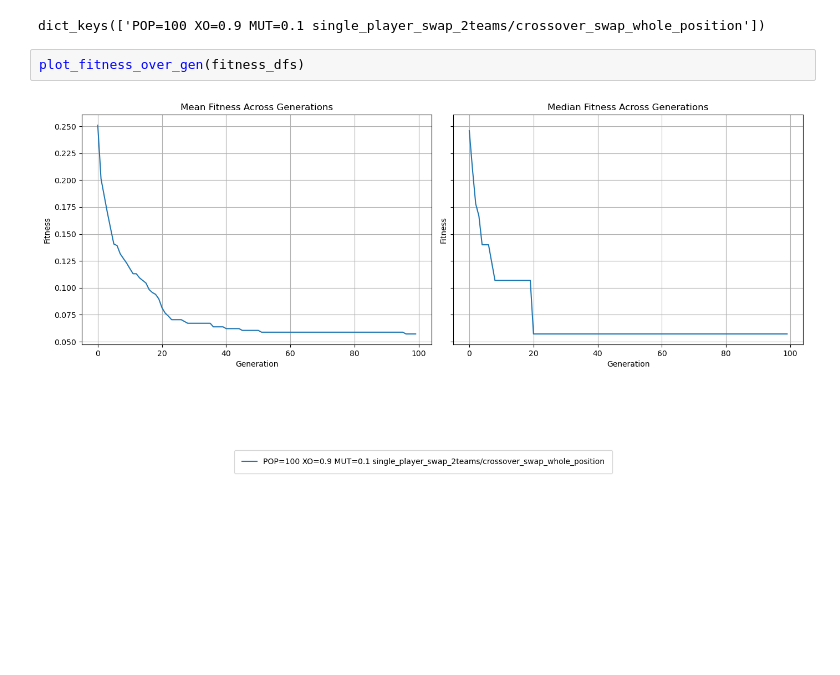
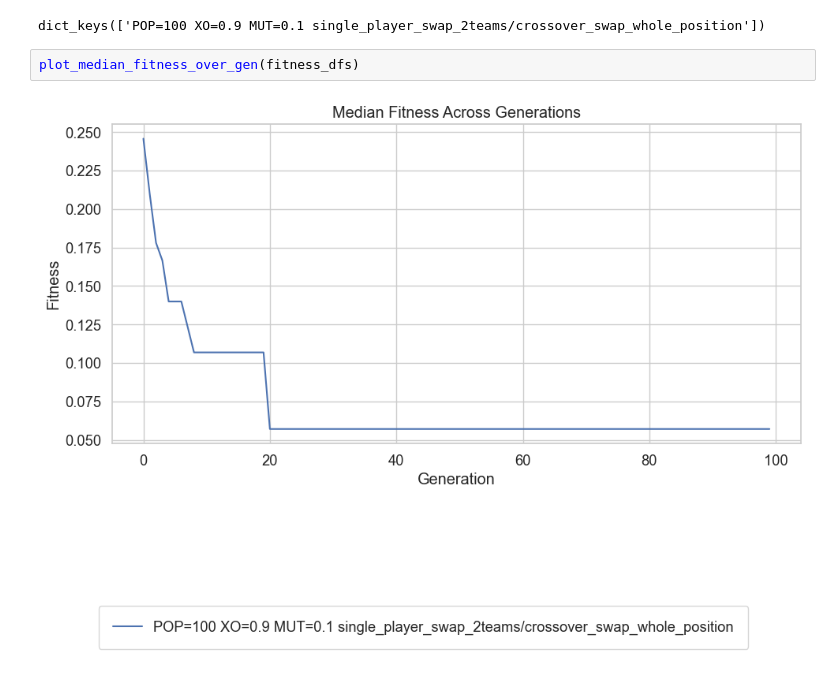
Before and after one commit to JuliaKarpienia/CIFO_project_groupA, a Jupyter notebook: grid_search.ipynb, the cells around one changed output. Drawn from its saved outputs; the diff is of its cells as text; blank space fills up the shorter version.

```diff
--- a/grid_search.ipynb
+++ b/grid_search.ipynb
@@ -36,6 +36,6 @@ fitness_dfs.keys()
 # %% [output]
 dict_keys(['POP=100 XO=0.9 MUT=0.1 single_player_swap_2teams/crossover_swap_whole_position'])
 # %%
-plot_fitness_over_gen(fitness_dfs)
+plot_median_fitness_over_gen(fitness_dfs)
 # %% [output]
-[figure, old version]
+[figure, new version]
```
Also changed, not shown: 1 other file.
